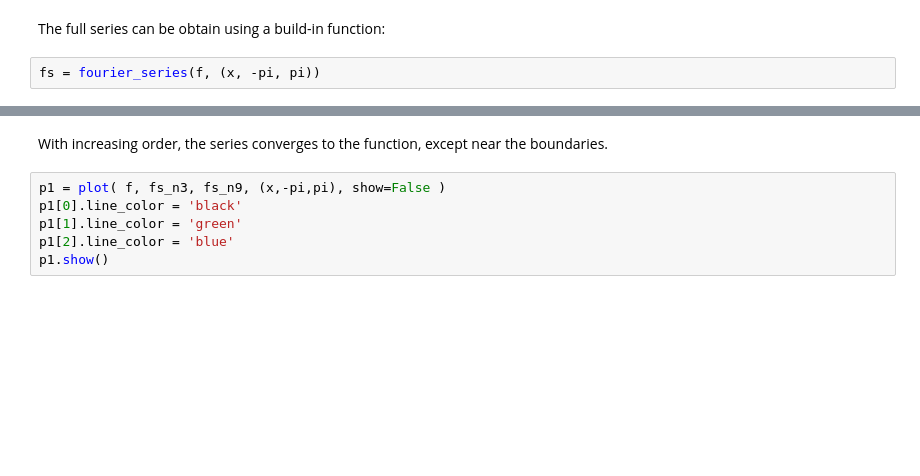
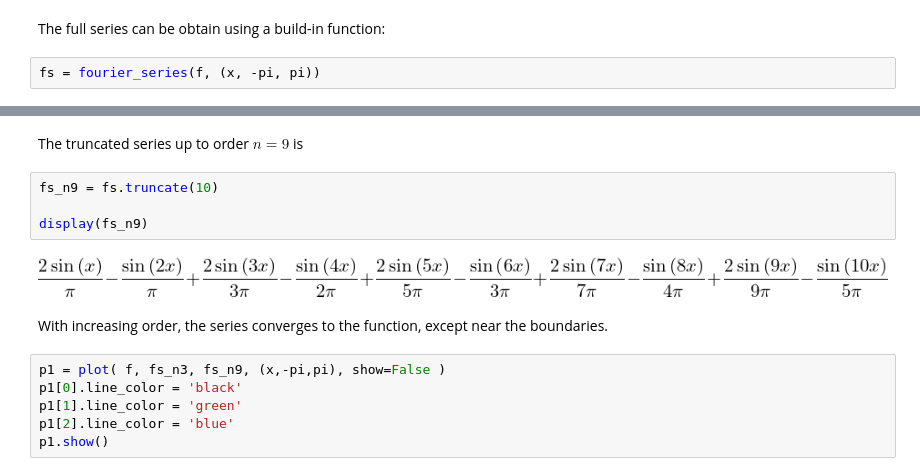
Before and after one commit to niksterg/pyFourier, a Jupyter notebook: Fourier Series.ipynb, the cells around one changed output, grey strips where cells are left out. Cells and saved outputs as stored; diff of their text form; blank space fills up the shorter version.

```diff
--- a/Fourier Series.ipynb
+++ b/Fourier Series.ipynb
@@ -111,3 +116,11 @@ display(fs_n3, fs_n9)
+# %% [markdown]
+The truncated series up to order $n=9$ is
+# %%
+fs_n9 = fs.truncate(10)
+
+display(fs_n9)
+# %% [output]
+[figure, added]
 # %% [markdown]
 With increasing order, the series converges to the function, except near the boundaries.
 # %%
```
Also changed, not shown: parts of 37 cells of this notebook.
